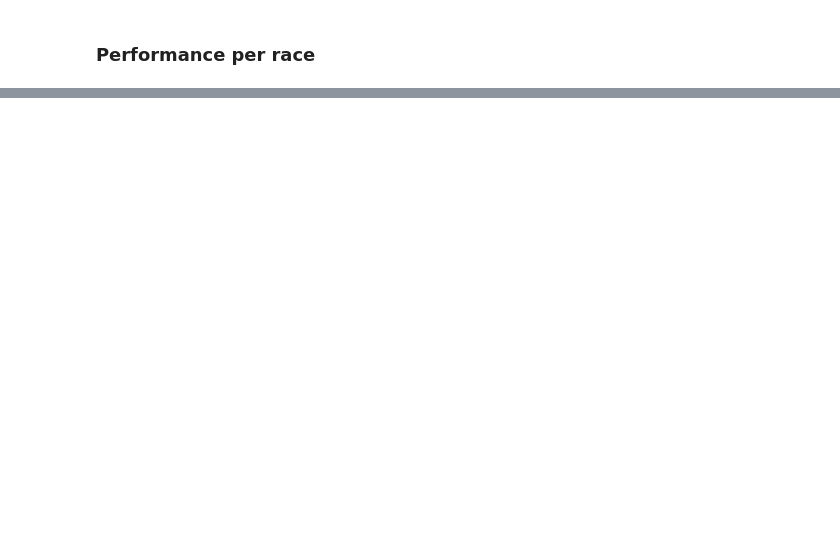
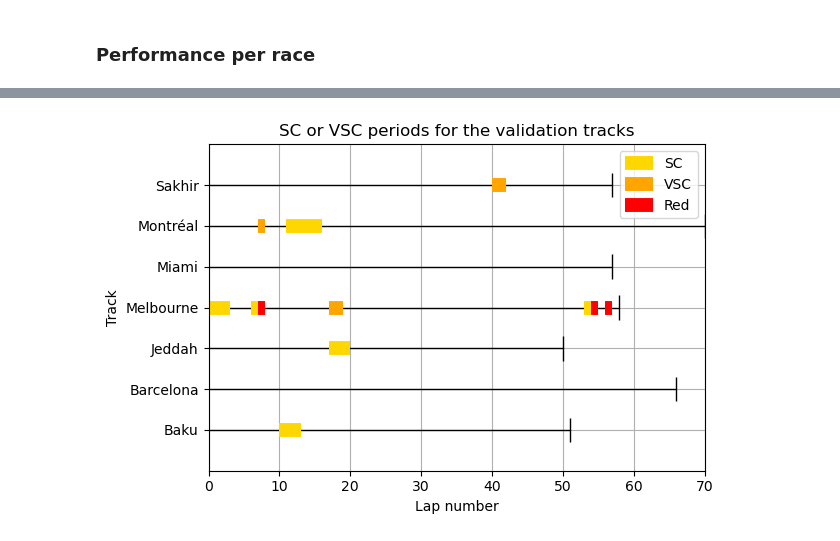
Before and after one commit to Nelson-Jnrnd/f1-pit-predictor-dataset, a Jupyter notebook: comparison.ipynb, the cells around one changed output, grey strips where cells are left out. Saved outputs shown, nothing was run; the diff lists cells and outputs as text; code cells hidden in the pictures; blank space fills up the shorter version.

```diff
--- a/comparison.ipynb
+++ b/comparison.ipynb
@@ -478,0 +479,60 @@ plot_models_performance(models, 4, 2)
+# %%
+# Get the driver number of a driver who finished the race
+drivers_number = data.groupby(['Track', 'DriverNumber']).filter(
+    lambda x: x['LapNumber'].max() == x['TotalLaps'].max()
+).groupby(['Track']).first()['DriverNumber']
+
+import numpy as np
+
+def findones(a):
+    isone = np.concatenate(([0], a, [0]))
+    absdiff = np.abs(np.diff(isone))
+    ranges = np.where(absdiff == 1)[0].reshape(-1, 2)
+    return np.clip(ranges, 0, len(a) - 1)
+
+def plotbooleans(ax, dictofbool, colors, label, lap_lines=False):
+    ax.set_ylim([-1, len(dictofbool)])
+    ax.set_yticks(np.arange(len(dictofbool.keys())))
+    ax.set_yticklabels(dictofbool.keys())
+    ax.set_xlim([0, max([len(x) for x in dictofbool.values()])])
+
+    for i, (key, value) in enumerate(dictofbool.items()):
+        indexes = findones(value)
+        # create a vertical line for the last lap
+        if lap_lines:
+            ax.vlines(x=len(value), ymin=i-0.3, ymax=i+0.3, linewidth=1, colors='k')
+            ax.hlines(y=i, xmin=0, xmax=len(value), linewidth=1, colors='k')
+
+        for i2, idx in enumerate(indexes):
+            if idx[0] == idx[1]:
+                idx[1] = idx[1]+1
+            if i+i2 == 0: # add label
+                ax.hlines(y=i, xmin=idx[0], xmax=idx[1], linewidth=10, colors=colors, label=label)
+            else:
+                ax.hlines(y=i, xmin=idx[0], xmax=idx[1], linewidth=10, colors=colors, label=label)
+    return plot_remove_duplicate_legends(ax)
+
+fig, ax = plt.subplots()
+plot_data_sc = {}
+plot_data_vsc = {}
+plot_data_red = {}
+for track, driver_number in drivers_number.items():
+    laps_of_driver = data.groupby(['Track', 'DriverNumber']).get_group((track, driver_number))
+    stoppage = process_trackStatus(laps_of_driver)[['SC', 'VSC', 'Red']]
+    #sc_or_vsc = [True if sc == True or vsc == True else False for sc, vsc in sc_vsc.values]
+    plot_data_sc[track] = stoppage['SC'].values
+    plot_data_vsc[track] = stoppage['VSC'].values
+    plot_data_red[track] = stoppage['Red'].values
+
+plotbooleans(ax, plot_data_sc, 'gold', 'SC', lap_lines=True)
+plotbooleans(ax, plot_data_vsc, 'orange', 'VSC')
+plotbooleans(ax, plot_data_red, 'red', 'Red')
+plt.grid()
+plt.subplots_adjust(bottom=0.2)
+plt.title('SC or VSC periods for the validation tracks')
+plt.xlabel('Lap number')
+plt.ylabel('Track')
+plt.savefig(os.path.join(figures_path, 'sc_or_vsc_periods.svg'), format='svg')
+plt.show()
+# %% [output]
+[figure, added]
```
Also changed, not shown: parts of 8 cells of this notebook, 30 other files.
